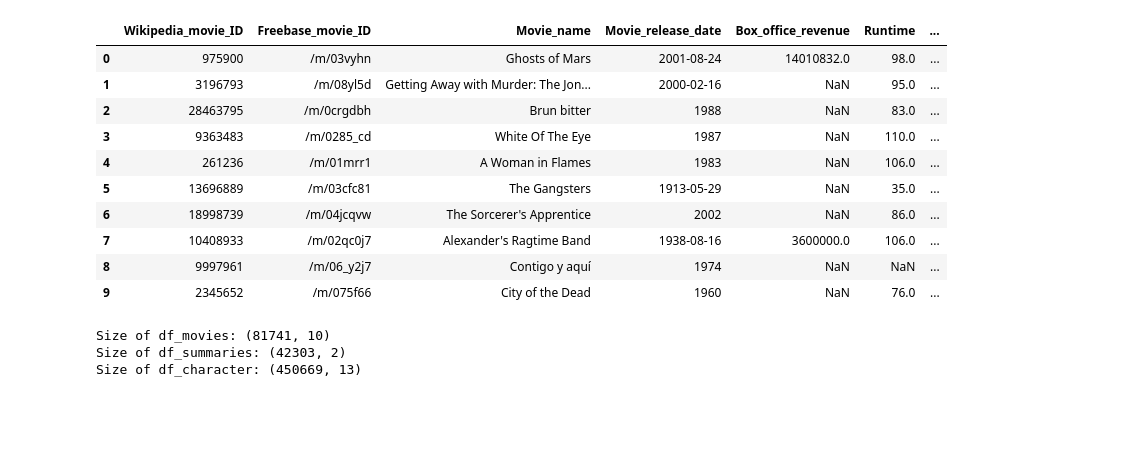
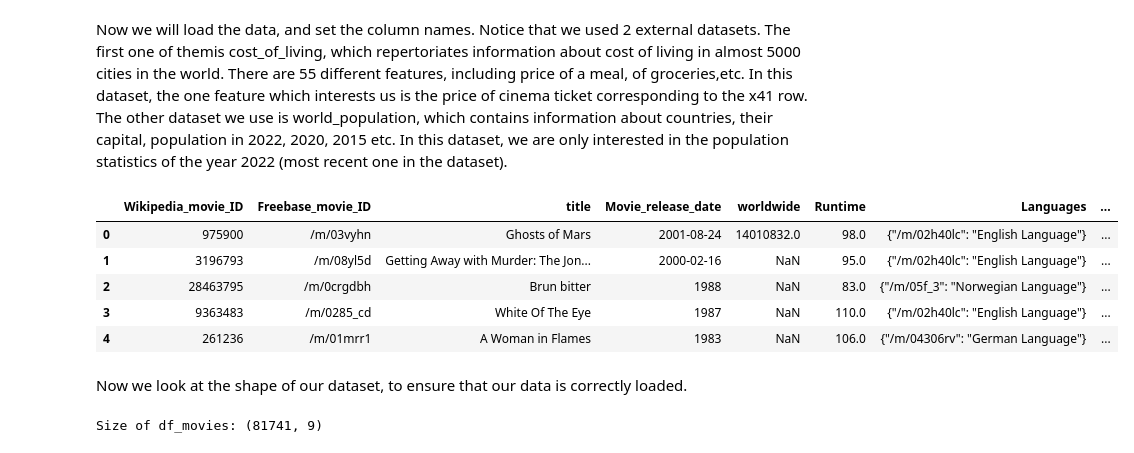
Before and after one commit to epfl-ada/ada-2024-project-l-ekip, a Jupyter notebook: results.ipynb, the cells around one changed output. Drawn from its saved outputs; the diff is of its cells as text; code cells hidden in the pictures; blank space fills up the shorter version.

```diff
--- a/results.ipynb
+++ b/results.ipynb
@@ -6,64 +7,47 @@ import seaborn as sns
+# %% [markdown]
+Now we will load the data, and set the column names. Notice that we used 2 external datasets.
+The first one of themis cost_of_living, which repertoriates information about cost of living in almost 5000 cities in the world. There are 55 different features, including price of a meal, of groceries,etc. In this dataset, the one feature which interests us is the price of cinema ticket corresponding to the x41 row.
+The other dataset we use is world_population, which contains information about countries, their capital, population in 2022, 2020, 2015 etc. In this dataset, we are only interested in the population statistics of the year 2022 (most recent one in the dataset).
 # %%
 DATASET_PATH = "dataset/MovieSummaries/"
 MOVIES = DATASET_PATH + "movie.metadata.tsv"
 MOVIES_SUMMARIES = DATASET_PATH + "plot_summaries.txt"
 MOVIES_CHARACTER = DATASET_PATH + "character.metadata.tsv"
+COST_OF_LIVING = "dataset/cost-of-living_v2.csv"
+WORL_POPULATION = "dataset/world_population.csv"
 
-df_movies = pd.read_csv(MOVIES, sep="\t", header=None)
+df_cost_of_living = pd.read_csv('dataset/cost-of-living_v2.csv')
+df_world_population = pd.read_csv('dataset/world_population.csv')
+
+df_movies = pd.read_csv('dataset/MovieSummaries/movie.metadata.tsv', sep="\t", header=None)
 df_movies.columns = [
         "Wikipedia_movie_ID",
         "Freebase_movie_ID",
-        "Movie_name",
+        "title",
         "Movie_release_date",
-        "Box_office_revenue",
+        "worldwide",
         "Runtime",
         "Languages",
-        "Countries",
-        "Genres"
+        "originLabel",
+        "Genre"
     ]
 
-df_summaries = pd.read_csv(MOVIES_SUMMARIES, sep="\t", header=None)
-df_summaries.columns = [
-        "Wikipedia_movie_ID",
-        "Plot_summary"
-    ]
+df_cleaned_data = pd.read_csv('data/Cleaned_Final_Dataset.csv')
+df_wiki_data = pd.read_csv('data/query.csv')
 
-df_character = pd.read_csv(MOVIES_CHARACTER, sep="\t", header=None)
-df_character.columns = [
-        "Wikipedia_movie_ID",
-        "Freebase_movie_ID",
-        "Movie_release_date",
-        "Character_name",
-        "Actor_dob",
-        "Actor_gender",
-        "Actor_height",
-        "Actor_ethnicity",
-        "Actor_name",
-        "Actor_age_at_release",
-        "Freebase_char_actor_map_ID",
-        "Freebase_character_ID",
-        "Freebase_actor_ID"
-    ]
-
-df_movies.head(10)
+# check the data we loaded
+df_movies.head(5)
 # %% [output]
-|  | Wikipedia_movie_ID | Freebase_movie_ID | Movie_name | Movie_release_date | Box_office_revenue | Runtime | ... |
-| 0 | 975900 | /m/03vyhn | Ghosts of Mars | 2001-08-24 | 14010832.0 | 98.0 | ... |
-| 1 | 3196793 | /m/08yl5d | Getting Away with Murder: The Jon... | 2000-02-16 | NaN | 95.0 | ... |
-| 2 | 28463795 | /m/0crgdbh | Brun bitter | 1988 | NaN | 83.0 | ... |
-| 3 | 9363483 | /m/0285_cd | White Of The Eye | 1987 | NaN | 110.0 | ... |
-| 4 | 261236 | /m/01mrr1 | A Woman in Flames | 1983 | NaN | 106.0 | ... |
-| 5 | 13696889 | /m/03cfc81 | The Gangsters | 1913-05-29 | NaN | 35.0 | ... |
-| 6 | 18998739 | /m/04jcqvw | The Sorcerer's Apprentice | 2002 | NaN | 86.0 | ... |
-| 7 | 10408933 | /m/02qc0j7 | Alexander's Ragtime Band | 1938-08-16 | 3600000.0 | 106.0 | ... |
-| 8 | 9997961 | /m/06_y2j7 | Contigo y aquí | 1974 | NaN | NaN | ... |
-| 9 | 2345652 | /m/075f66 | City of the Dead | 1960 | NaN | 76.0 | ... |
+|  | Wikipedia_movie_ID | Freebase_movie_ID | title | Movie_release_date | worldwide | Runtime | Languages | ... |
+| 0 | 975900 | /m/03vyhn | Ghosts of Mars | 2001-08-24 | 14010832.0 | 98.0 | {"/m/02h40lc": "English Language"} | ... |
+| 1 | 3196793 | /m/08yl5d | Getting Away with Murder: The Jon... | 2000-02-16 | NaN | 95.0 | {"/m/02h40lc": "English Language"} | ... |
+| 2 | 28463795 | /m/0crgdbh | Brun bitter | 1988 | NaN | 83.0 | {"/m/05f_3": "Norwegian Language"} | ... |
+| 3 | 9363483 | /m/0285_cd | White Of The Eye | 1987 | NaN | 110.0 | {"/m/02h40lc": "English Language"} | ... |
+| 4 | 261236 | /m/01mrr1 | A Woman in Flames | 1983 | NaN | 106.0 | {"/m/04306rv": "German Language"} | ... |
+# %% [markdown]
+Now we look at the shape of our dataset, to ensure that our data is correctly loaded.
 # %%
 # Size of the data
 print(f"Size of df_movies: {df_movies.shape}")
-print(f"Size of df_summaries: {df_summaries.shape}")
-print(f"Size of df_character: {df_character.shape}")
 # %% [output]
-Size of df_movies: (81741, 10)
-Size of df_summaries: (42303, 2)
-Size of df_character: (450669, 13)
+Size of df_movies: (81741, 9)
```
Also changed, not shown: parts of 30 cells of this notebook, 13 other files.
